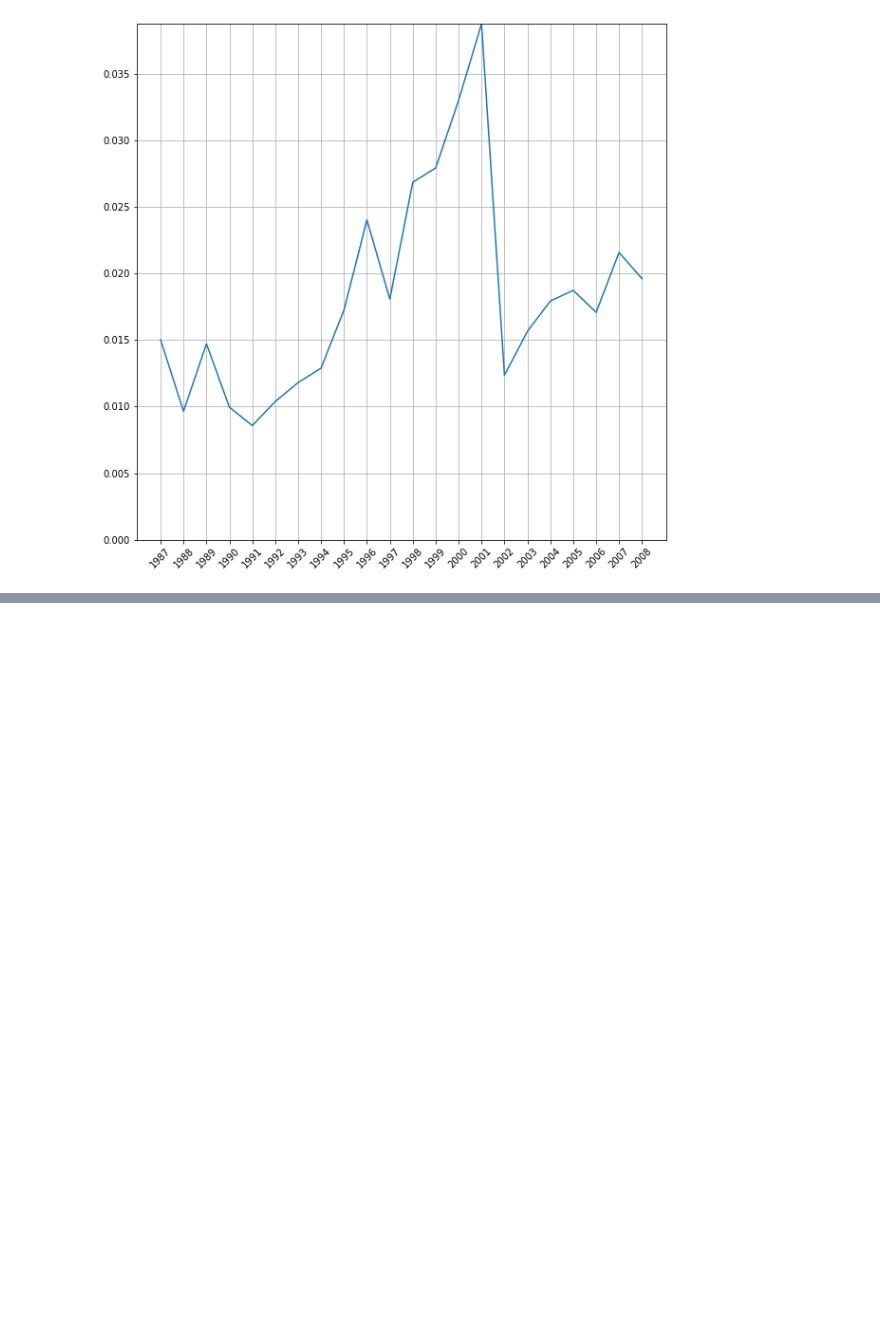
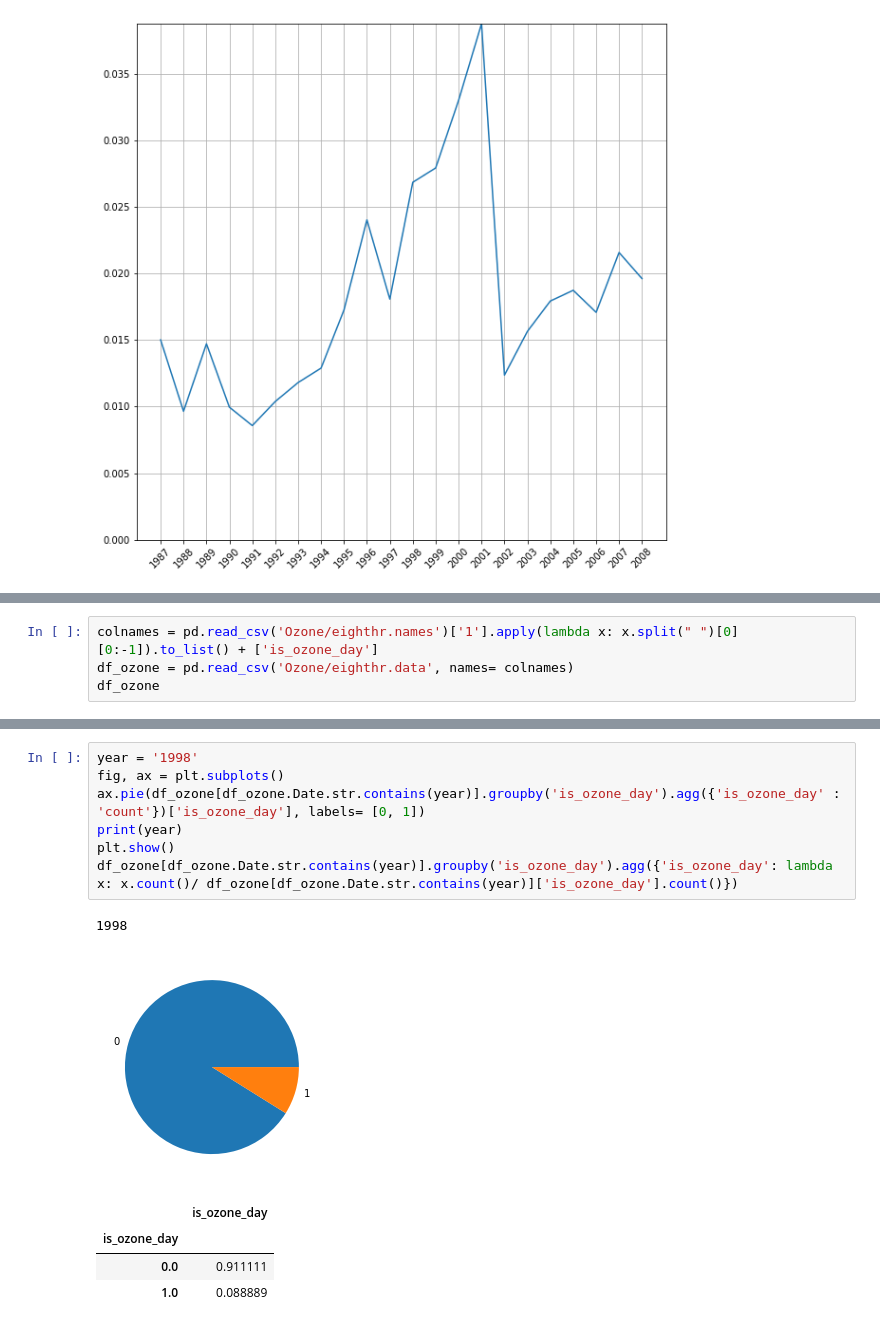
Before and after one commit to Dionidgy/ML, a Jupyter notebook: lifelong/lifelong.ipynb, the cells around one changed output, grey strips where cells are left out. Cells and saved outputs as stored; diff of their text form; blank space fills up the shorter version.

```diff
--- a/lifelong/lifelong.ipynb
+++ b/lifelong/lifelong.ipynb
@@ -298,0 +367,4 @@ plt.plot(range(1987, 2009), cancelled_flight)
+# %%
+colnames = pd.read_csv('Ozone/eighthr.names')['1'].apply(lambda x: x.split(" ")[0][0:-1]).to_list() + ['is_ozone_day']
+df_ozone = pd.read_csv('Ozone/eighthr.data', names= colnames)
+df_ozone
@@ -298,0 +385,14 @@ plt.plot(range(1987, 2009), cancelled_flight)
+# %%
+year = '1998'
+fig, ax = plt.subplots()
+ax.pie(df_ozone[df_ozone.Date.str.contains(year)].groupby('is_ozone_day').agg({'is_ozone_day' : 'count'})['is_ozone_day'], labels= [0, 1])
+print(year)
+plt.show()
+df_ozone[df_ozone.Date.str.contains(year)].groupby('is_ozone_day').agg({'is_ozone_day': lambda x: x.count()/ df_ozone[df_ozone.Date.str.contains(year)]['is_ozone_day'].count()})
+# %% [output]
+1998
+[figure, added]
+|  | is_ozone_day |
+| is_ozone_day |  |
+| 0.0 | 0.911111 |
+| 1.0 | 0.088889 |
```
Also changed, not shown: parts of 15 cells of this notebook.
